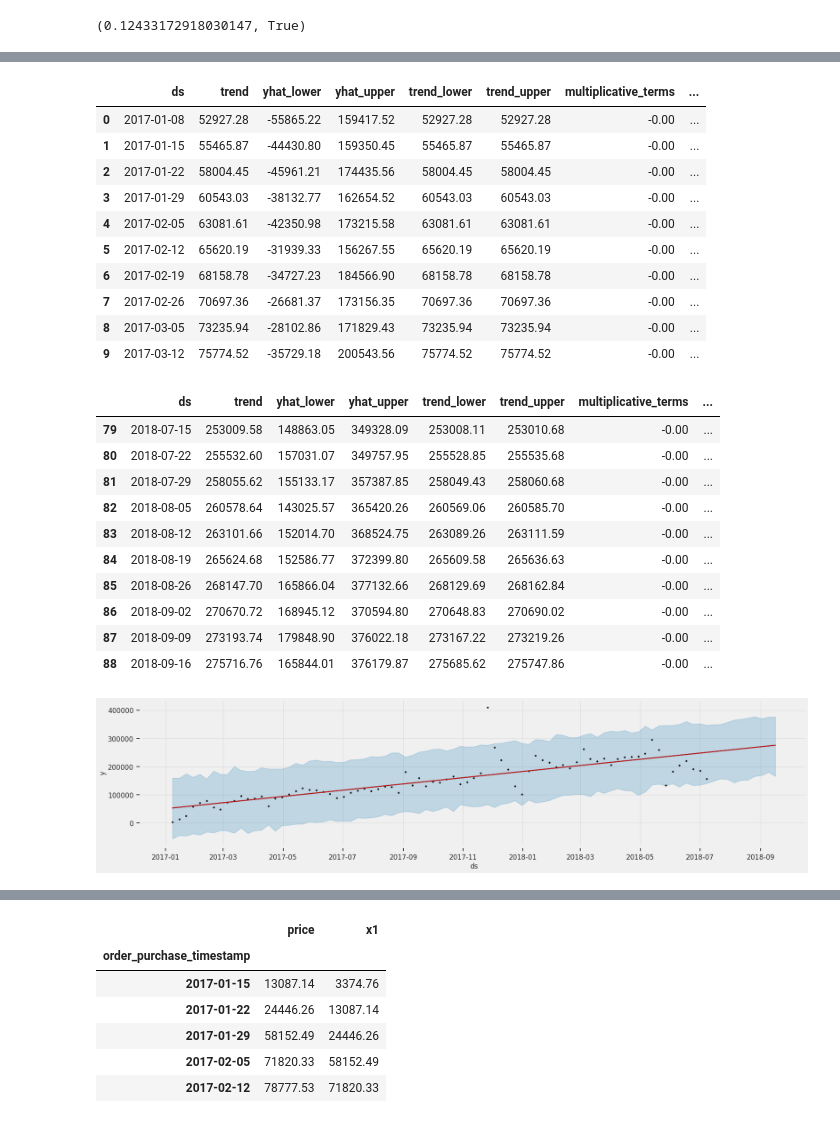
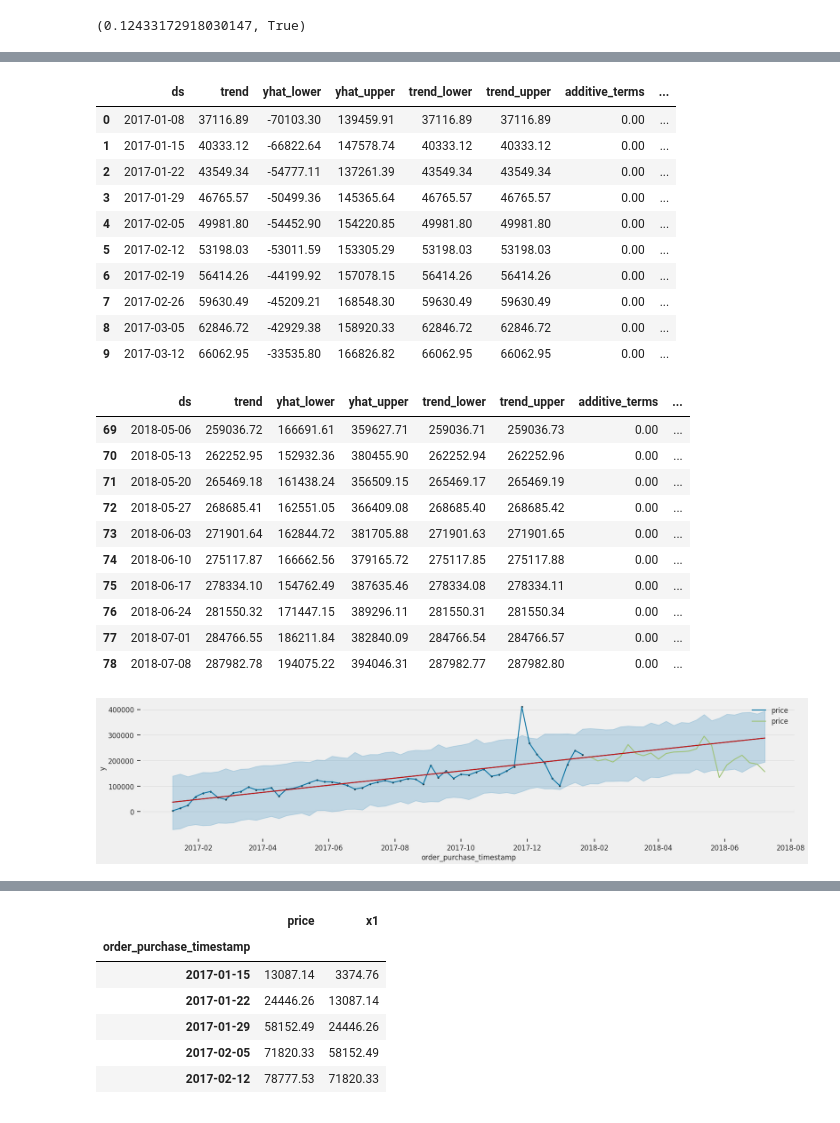
Before and after one commit to AlexanderVieira/EcommerceAnalytics, a Jupyter notebook: Code/Model/Experiment1/model_evaluation.ipynb, the cells around one changed output, grey strips where cells are left out. Saved outputs shown, nothing was run; the diff lists cells and outputs as text; code cells hidden in the pictures.

```diff
--- a/Code/Model/Experiment1/model_evaluation.ipynb
+++ b/Code/Model/Experiment1/model_evaluation.ipynb
@@ -450,12 +450,12 @@ is_stationary is deprecated and will be removed in a future release of pmdarima.
 (0.12433172918030147, True)
 # %%
 #dataTimeMean = dataTimeMean.drop(columns=['pred_1', 'x1'], axis=0)
-train, test = model_selection.train_test_split(dataTimeMean, train_size=0.65)
+training, testing = model_selection.train_test_split(dataTimeMean, train_size=0.70)
 #train_size = int(len(dataTimeMean.price) * 2 / 3)
 #train = dataTimeMean[:train_size]
 #test = dataTimeMean[train_size-1:]
 fig, axes = plt.subplots(1, 1, figsize=(20,8), sharex=True)
-plt.plot(train)
-plt.plot(test)
+plt.plot(training)
+plt.plot(testing)
 # %% [output]
 [<matplotlib.lines.Line2D at 0x...>]
@@ -521,4 +535,4 @@ plt.show()
 # %%
-df_prophet = dataTimeMean.copy()
+df_prophet = training.copy()
 # %%
 df_prophet = df_prophet.reset_index().rename(columns={'order_purchase_timestamp': 'ds', 'price': 'y'})
@@ -540,4 +547,4 @@ df_prophet
 # %%
 model_prophet = Prophet(seasonality_mode='multiplicative', interval_width=0.99, seasonality_prior_scale=10)
 # %%
-model_prophet.add_seasonality(name='weekly', period=7, fourier_order=4, prior_scale=0.01)
+#model_prophet.add_seasonality(name='weekly', period=7, fourier_order=4, prior_scale=0.01)
@@ -548,46 +561,46 @@ model_prophet.fit(df_prophet)
 # %%
-periods = 10
+periods = testing.shape[0]
 future = model_prophet.make_future_dataframe(periods=periods, freq="W")
 forecast = model_prophet.predict(future)
 # %%
 forecast.head(10)
 # %% [output]
-|  | ds | trend | yhat_lower | yhat_upper | trend_lower | trend_upper | multiplicative_terms | ... |
-| 0 | 2017-01-08 | 52927.28 | -55865.22 | 159417.52 | 52927.28 | 52927.28 | -0.00 | ... |
-| 1 | 2017-01-15 | 55465.87 | -44430.80 | 159350.45 | 55465.87 | 55465.87 | -0.00 | ... |
-| 2 | 2017-01-22 | 58004.45 | -45961.21 | 174435.56 | 58004.45 | 58004.45 | -0.00 | ... |
-| 3 | 2017-01-29 | 60543.03 | -38132.77 | 162654.52 | 60543.03 | 60543.03 | -0.00 | ... |
-| 4 | 2017-02-05 | 63081.61 | -42350.98 | 173215.58 | 63081.61 | 63081.61 | -0.00 | ... |
-| 5 | 2017-02-12 | 65620.19 | -31939.33 | 156267.55 | 65620.19 | 65620.19 | -0.00 | ... |
-| 6 | 2017-02-19 | 68158.78 | -34727.23 | 184566.90 | 68158.78 | 68158.78 | -0.00 | ... |
-| 7 | 2017-02-26 | 70697.36 | -26681.37 | 173156.35 | 70697.36 | 70697.36 | -0.00 | ... |
-| 8 | 2017-03-05 | 73235.94 | -28102.86 | 171829.43 | 73235.94 | 73235.94 | -0.00 | ... |
-| 9 | 2017-03-12 | 75774.52 | -35729.18 | 200543.56 | 75774.52 | 75774.52 | -0.00 | ... |
+|  | ds | trend | yhat_lower | yhat_upper | trend_lower | trend_upper | additive_terms | ... |
+| 0 | 2017-01-08 | 37116.89 | -70103.30 | 139459.91 | 37116.89 | 37116.89 | 0.00 | ... |
+| 1 | 2017-01-15 | 40333.12 | -66822.64 | 147578.74 | 40333.12 | 40333.12 | 0.00 | ... |
+| 2 | 2017-01-22 | 43549.34 | -54777.11 | 137261.39 | 43549.34 | 43549.34 | 0.00 | ... |
+| 3 | 2017-01-29 | 46765.57 | -50499.36 | 145365.64 | 46765.57 | 46765.57 | 0.00 | ... |
+| 4 | 2017-02-05 | 49981.80 | -54452.90 | 154220.85 | 49981.80 | 49981.80 | 0.00 | ... |
+| 5 | 2017-02-12 | 53198.03 | -53011.59 | 153305.29 | 53198.03 | 53198.03 | 0.00 | ... |
+| 6 | 2017-02-19 | 56414.26 | -44199.92 | 157078.15 | 56414.26 | 56414.26 | 0.00 | ... |
+| 7 | 2017-02-26 | 59630.49 | -45209.21 | 168548.30 | 59630.49 | 59630.49 | 0.00 | ... |
+| 8 | 2017-03-05 | 62846.72 | -42929.38 | 158920.33 | 62846.72 | 62846.72 | 0.00 | ... |
+| 9 | 2017-03-12 | 66062.95 | -33535.80 | 166826.82 | 66062.95 | 66062.95 | 0.00 | ... |
 # %%
 forecast.tail(10)
 # %% [output]
-|  | ds | trend | yhat_lower | yhat_upper | trend_lower | trend_upper | multiplicative_terms | ... |
-| 79 | 2018-07-15 | 253009.58 | 148863.05 | 349328.09 | 253008.11 | 253010.68 | -0.00 | ... |
-| 80 | 2018-07-22 | 255532.60 | 157031.07 | 349757.95 | 255528.85 | 255535.68 | -0.00 | ... |
-| 81 | 2018-07-29 | 258055.62 | 155133.17 | 357387.85 | 258049.43 | 258060.68 | -0.00 | ... |
-| 82 | 2018-08-05 | 260578.64 | 143025.57 | 365420.26 | 260569.06 | 260585.70 | -0.00 | ... |
-| 83 | 2018-08-12 | 263101.66 | 152014.70 | 368524.75 | 263089.26 | 263111.59 | -0.00 | ... |
-| 84 | 2018-08-19 | 265624.68 | 152586.77 | 372399.80 | 265609.58 | 265636.63 | -0.00 | ... |
-| 85 | 2018-08-26 | 268147.70 | 165866.04 | 377132.66 | 268129.69 | 268162.84 | -0.00 | ... |
-| 86 | 2018-09-02 | 270670.72 | 168945.12 | 370594.80 | 270648.83 | 270690.02 | -0.00 | ... |
-| 87 | 2018-09-09 | 273193.74 | 179848.90 | 376022.18 | 273167.22 | 273219.26 | -0.00 | ... |
-| 88 | 2018-09-16 | 275716.76 | 165844.01 | 376179.87 | 275685.62 | 275747.86 | -0.00 | ... |
+|  | ds | trend | yhat_lower | yhat_upper | trend_lower | trend_upper | additive_terms | ... |
+| 69 | 2018-05-06 | 259036.72 | 166691.61 | 359627.71 | 259036.71 | 259036.73 | 0.00 | ... |
+| 70 | 2018-05-13 | 262252.95 | 152932.36 | 380455.90 | 262252.94 | 262252.96 | 0.00 | ... |
+| 71 | 2018-05-20 | 265469.18 | 161438.24 | 356509.15 | 265469.17 | 265469.19 | 0.00 | ... |
+| 72 | 2018-05-27 | 268685.41 | 162551.05 | 366409.08 | 268685.40 | 268685.42 | 0.00 | ... |
+| 73 | 2018-06-03 | 271901.64 | 162844.72 | 381705.88 | 271901.63 | 271901.65 | 0.00 | ... |
+| 74 | 2018-06-10 | 275117.87 | 166662.56 | 379165.72 | 275117.85 | 275117.88 | 0.00 | ... |
+| 75 | 2018-06-17 | 278334.10 | 154762.49 | 387635.46 | 278334.08 | 278334.11 | 0.00 | ... |
+| 76 | 2018-06-24 | 281550.32 | 171447.15 | 389296.11 | 281550.31 | 281550.34 | 0.00 | ... |
+| 77 | 2018-07-01 | 284766.55 | 186211.84 | 382840.09 | 284766.54 | 284766.57 | 0.00 | ... |
+| 78 | 2018-07-08 | 287982.78 | 194075.22 | 394046.31 | 287982.77 | 287982.80 | 0.00 | ... |
 # %%
 fig, ax= plt.subplots(1, 1, figsize=(24, 6))
 sns.set_style("ticks")
 
 sns.set_context("talk")
 model_prophet.plot(forecast, ax=ax);
-
-#test.plot(ax=ax, c="g");
+training.plot(ax=ax, c="b");
+testing.plot(ax=ax, c="g");
 ax.yaxis.grid(True)
 add_changepoints_to_plot(fig.gca(), model_prophet, forecast)
 sns.despine(offset=5, trim=False)
 # %% [output]
-[figure, old version]
+[figure, new version]
 # %%
```
Also changed, not shown: parts of 45 cells of this notebook.
